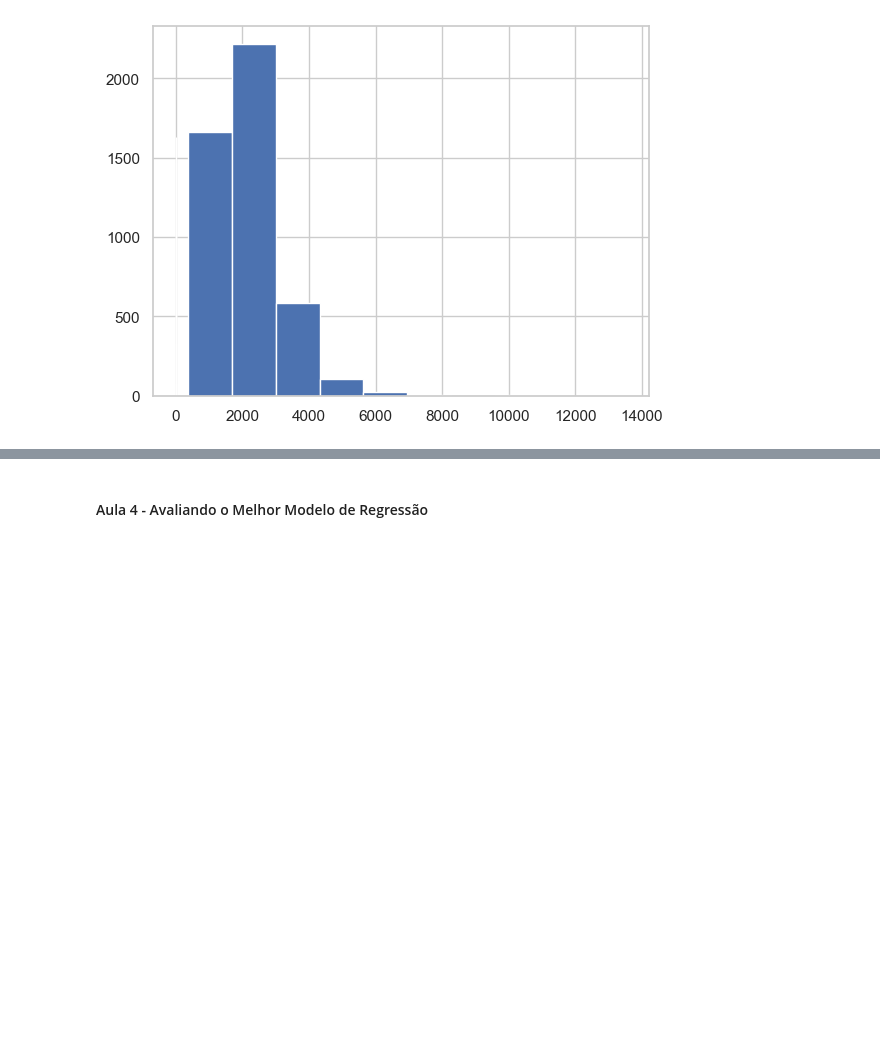
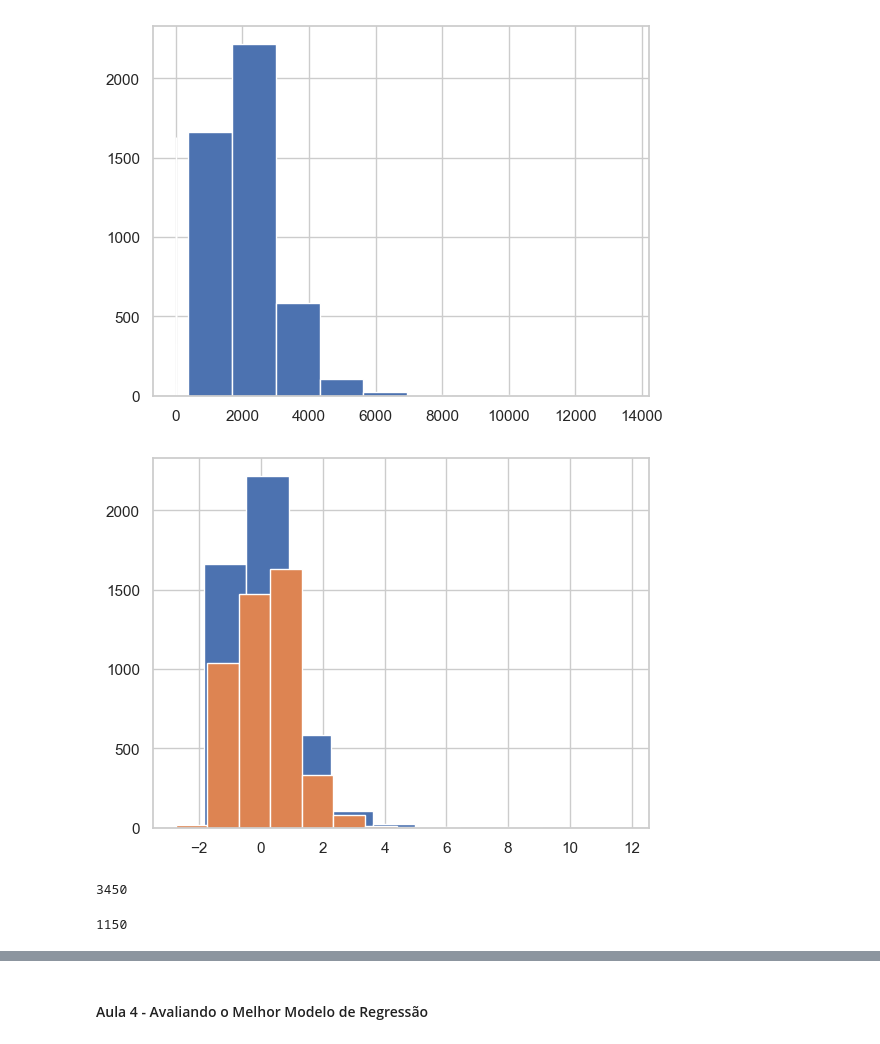
Before and after one commit to RicardViana/fiap-Machine-Learning-and-Time-Series, a Jupyter notebook: machine_learning_com_python.ipynb, the cells around one changed output, grey strips where cells are left out. Saved outputs shown, nothing was run; the diff lists cells and outputs as text; code cells hidden in the pictures; blank space fills up the shorter version.

```diff
--- a/machine_learning_com_python.ipynb
+++ b/machine_learning_com_python.ipynb
@@ -1126,3 +1128,40 @@ hist_variaveis.bathrooms.hist()
 plt.show()
 # %% [output]
 [figure]
+# %%
+"""
+
+A Analogia: Receita de Bolo vs. O Bolo
+Pense no StandardScaler como uma receita de bolo.
+
+A Classe (StandardScaler): A receita em si. Ela diz quais são os ingredientes e os passos para fazer um bolo. A receita é um modelo, um plano. Ela não é um bolo de verdade, é apenas a instrução de como fazer um.
+
+O Objeto (scalar): Quando você executa scalar = StandardScaler(), você está pegando a receita e se preparando para fazer um bolo específico. Você criou uma "instância" da receita.
+Esse scalar é o seu bolo em preparação. Ele é um objeto único que vai ter características próprias.
+
+O Método (.fit_transform(x)): Quando você faz scalar.fit_transform(x), você está:
+
+fit() (Aprender): Olhando para os seus "ingredientes" (os dados x), medindo as quantidades (calculando a média μ e o desvio padrão σ de cada coluna) e anotando essas medidas no seu objeto scalar.
+transform() (Aplicar): Usando as medidas que você anotou, você efetivamente "assa o bolo" (aplica a padronização z=(x−μ)/σ nos seus dados x).
+O ponto crucial é que o objeto scalar guarda os valores de média e desvio padrão que ele calculou a partir dos seus dados. A classe StandardScaler (a receita) não guarda nada; ela só sabe como calcular.
+
+Distribuição normal e a classe Standard Scaler da biblioteca Scikit-learn em Python. Por que padronizar/normalizar os dados?
+https://medium.com/@mhvasconcelos/distribui%C3%A7%C3%A3o-normal-e-a-biblioteca-standard-scaler-em-python-f21c52070c6b
+
+"""
+
+# Normalização e padronização dos dados --> Deixar tudo na mesma escala
+
+scalar = StandardScaler() # Etapa necessaria para instanciar
+
+x_std = scalar.fit_transform(x)
+# %%
+# Criar novamente o histograma, mas agora com dados padronizados
+
+x_std = pd.DataFrame(x_std, columns=("sqft_living","bathrooms"))
+
+x_std.sqft_living.hist()
+x_std.bathrooms.hist()
+plt.show()
+# %% [output]
+[figure, added]
@@ -1128,0 +1175,8 @@ plt.show()
+# %%
+len(x_train)
+# %% [output]
+3450
+# %%
+len(x_test)
+# %% [output]
+1150
```
Also changed, not shown: parts of 18 cells of this notebook.
